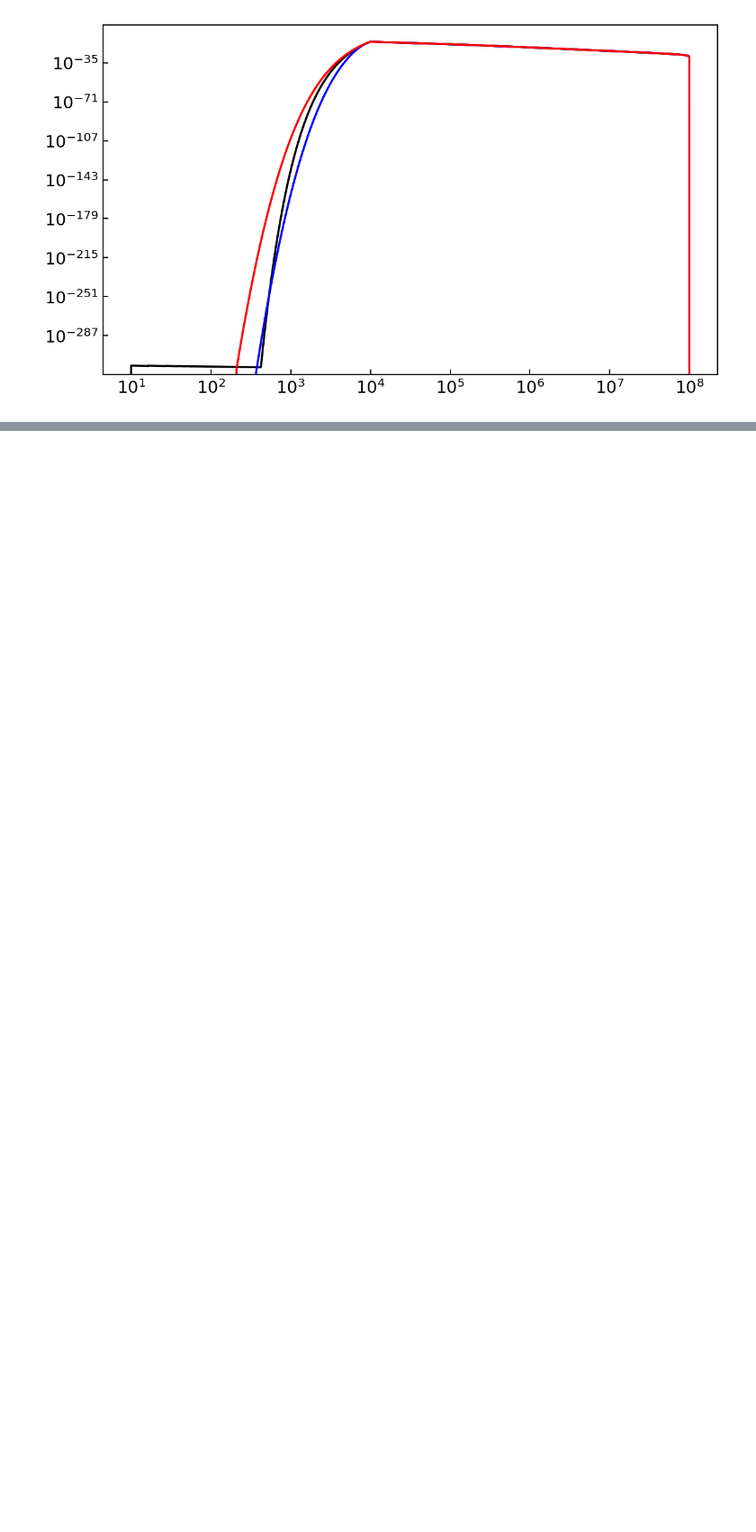
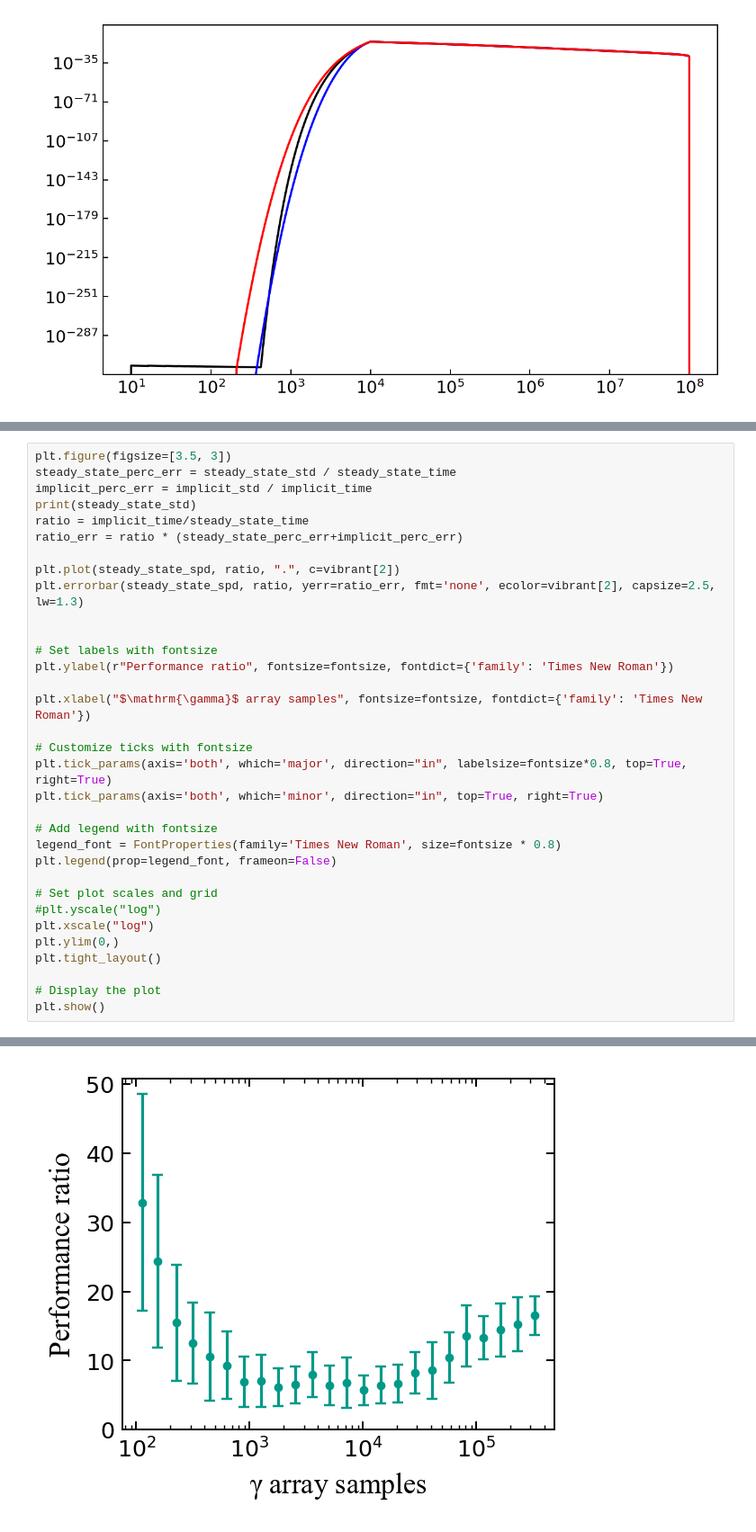
Before and after one commit to me623/Mphys_modelling, a Jupyter notebook: python_notebooks/final_plotting.ipynb, the cells around one changed output, grey strips where cells are left out. Shown: that part at 90% size. Saved outputs shown, nothing was run; the diff lists cells and outputs as text; blank space fills up the shorter version.

```diff
--- a/python_notebooks/final_plotting.ipynb
+++ b/python_notebooks/final_plotting.ipynb
@@ -694,0 +704,34 @@ plt.show()
+# %%
+plt.figure(figsize=[3.5, 3])
+steady_state_perc_err = steady_state_std / steady_state_time
+implicit_perc_err = implicit_std / implicit_time
+print(steady_state_std)
+ratio = implicit_time/steady_state_time
+ratio_err = ratio * (steady_state_perc_err+implicit_perc_err)
+
+plt.plot(steady_state_spd, ratio, ".", c=vibrant[2])
+plt.errorbar(steady_state_spd, ratio, yerr=ratio_err, fmt='none', ecolor=vibrant[2], capsize=2.5, lw=1.3)
+
+
+# Set labels with fontsize
+plt.ylabel(r"Performance ratio", fontsize=fontsize, fontdict={'family': 'Times New Roman'})
+
+plt.xlabel("$\mathrm{\gamma}$ array samples", fontsize=fontsize, fontdict={'family': 'Times New Roman'})
+
+# Customize ticks with fontsize
+plt.tick_params(axis='both', which='major', direction="in", labelsize=fontsize*0.8, top=True, right=True)
+plt.tick_params(axis='both', which='minor', direction="in", top=True, right=True)
+
+# Add legend with fontsize
+legend_font = FontProperties(family='Times New Roman', size=fontsize * 0.8)
+plt.legend(prop=legend_font, frameon=False)
+
+# Set plot scales and grid
+#plt.yscale("log")
+plt.xscale("log")
+plt.ylim(0,)
+plt.tight_layout()
+
+# Display the plot
+plt.show()
+# %% [output]
@@ -694,0 +740 @@ plt.show()
+[figure, added]
```
Also changed, not shown: parts of 6 cells of this notebook, 2 other files.
